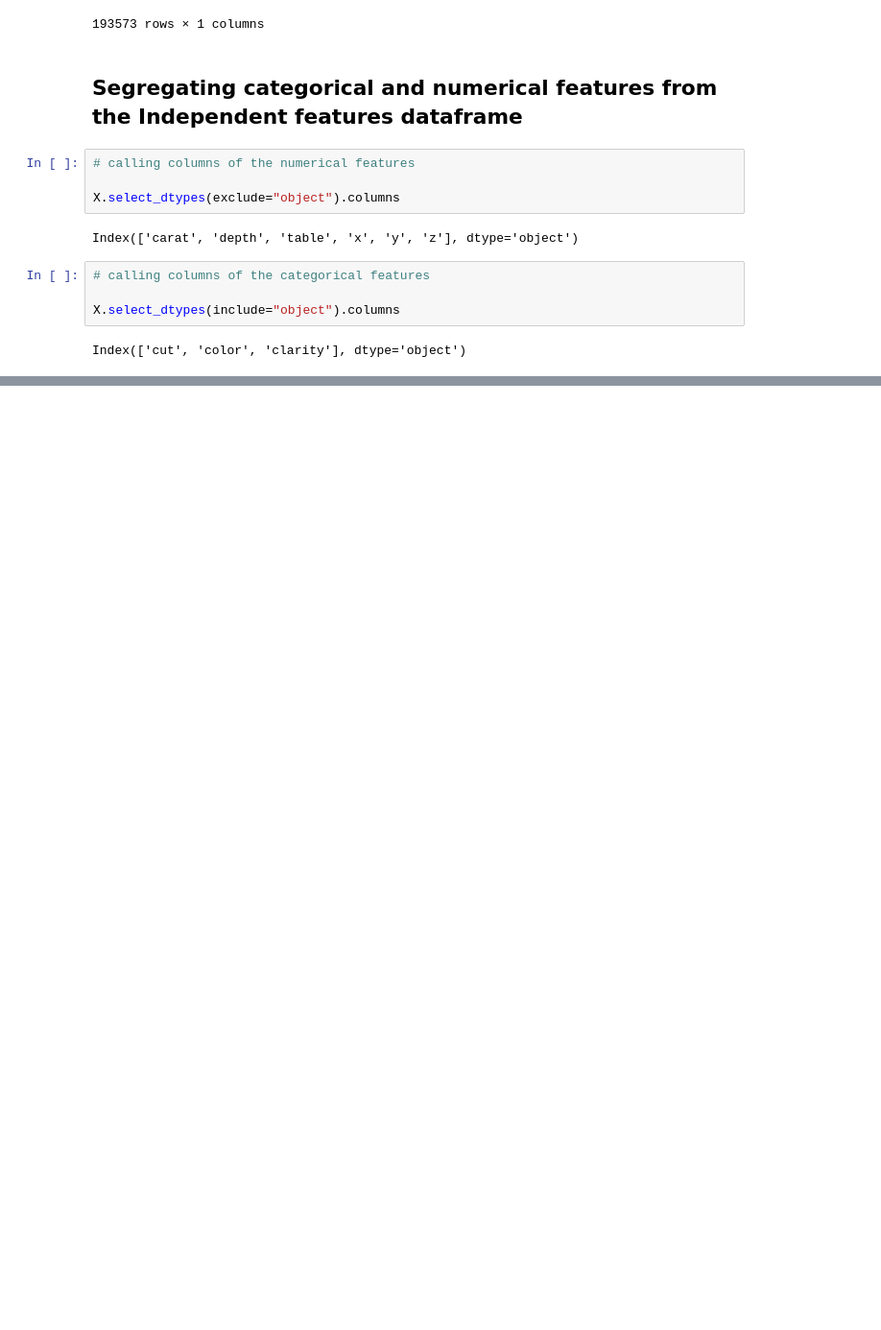
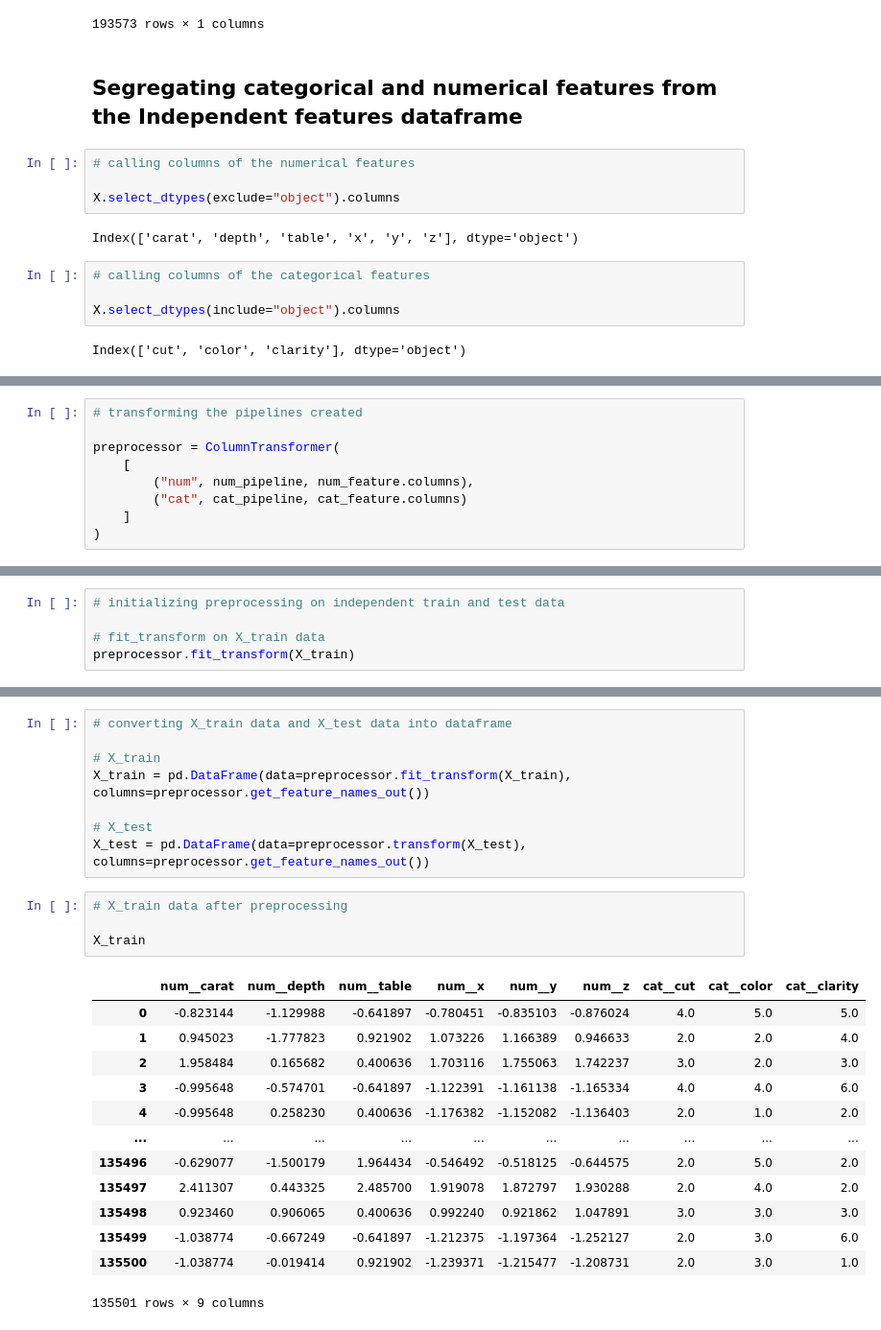
Before and after one commit to Shreyanshu952/End_To_End_ML_Project, a Jupyter notebook: notebooks/model_training.ipynb, the cells around one changed output, grey strips where cells are left out. Shown at 96% size. Drawn from its saved outputs; the diff is of its cells as text; blank space fills up the shorter version.

```diff
--- a/notebooks/model_training.ipynb
+++ b/notebooks/model_training.ipynb
@@ -136,0 +178,9 @@ X.select_dtypes(include="object")
+# %%
+# transforming the pipelines created
+
+preprocessor = ColumnTransformer(
+    [
+        ("num", num_pipeline, num_feature.columns),
+        ("cat", cat_pipeline, cat_feature.columns)
+    ]
+)
@@ -136,0 +229,5 @@ X.select_dtypes(include="object")
+# %%
+# initializing preprocessing on independent train and test data
+
+# fit_transform on X_train data
+preprocessor.fit_transform(X_train)
@@ -136,0 +272,26 @@ X.select_dtypes(include="object")
+# %%
+# converting X_train data and X_test data into dataframe
+
+# X_train
+X_train = pd.DataFrame(data=preprocessor.fit_transform(X_train), columns=preprocessor.get_feature_names_out())
+
+# X_test
+X_test = pd.DataFrame(data=preprocessor.transform(X_test), columns=preprocessor.get_feature_names_out())
+# %%
+# X_train data after preprocessing
+
+X_train
+# %% [output]
+|  | num__carat | num__depth | num__table | num__x | num__y | num__z | cat__cut | cat__color | cat__clarity |
+| 0 | -0.823144 | -1.129988 | -0.641897 | -0.780451 | -0.835103 | -0.876024 | 4.0 | 5.0 | 5.0 |
+| 1 | 0.945023 | -1.777823 | 0.921902 | 1.073226 | 1.166389 | 0.946633 | 2.0 | 2.0 | 4.0 |
+| 2 | 1.958484 | 0.165682 | 0.400636 | 1.703116 | 1.755063 | 1.742237 | 3.0 | 2.0 | 3.0 |
+| 3 | -0.995648 | -0.574701 | -0.641897 | -1.122391 | -1.161138 | -1.165334 | 4.0 | 4.0 | 6.0 |
+| 4 | -0.995648 | 0.258230 | 0.400636 | -1.176382 | -1.152082 | -1.136403 | 2.0 | 1.0 | 2.0 |
+| ... | ... | ... | ... | ... | ... | ... | ... | ... | ... |
+| 135496 | -0.629077 | -1.500179 | 1.964434 | -0.546492 | -0.518125 | -0.644575 | 2.0 | 5.0 | 2.0 |
+| 135497 | 2.411307 | 0.443325 | 2.485700 | 1.919078 | 1.872797 | 1.930288 | 2.0 | 4.0 | 2.0 |
+| 135498 | 0.923460 | 0.906065 | 0.400636 | 0.992240 | 0.921862 | 1.047891 | 3.0 | 3.0 | 3.0 |
+| 135499 | -1.038774 | -0.667249 | -0.641897 | -1.212375 | -1.197364 | -1.252127 | 2.0 | 3.0 | 6.0 |
+| 135500 | -1.038774 | -0.019414 | 0.921902 | -1.239371 | -1.215477 | -1.208731 | 2.0 | 3.0 | 1.0 |
+135501 rows × 9 columns
```
Also changed, not shown: parts of 21 cells of this notebook.
